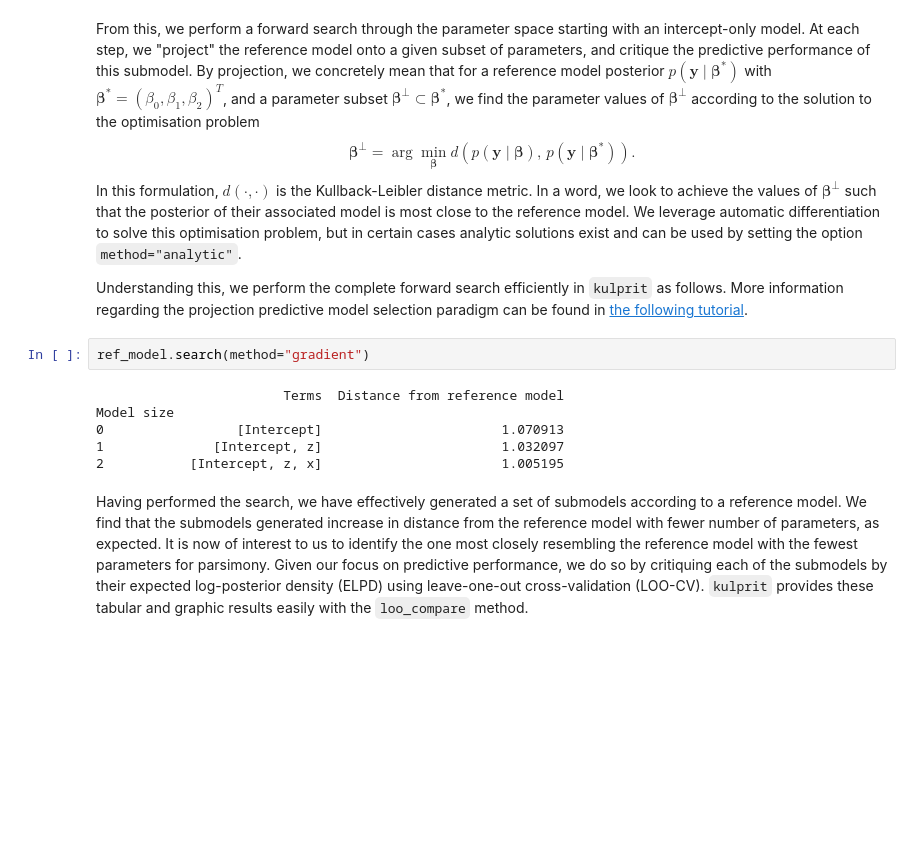
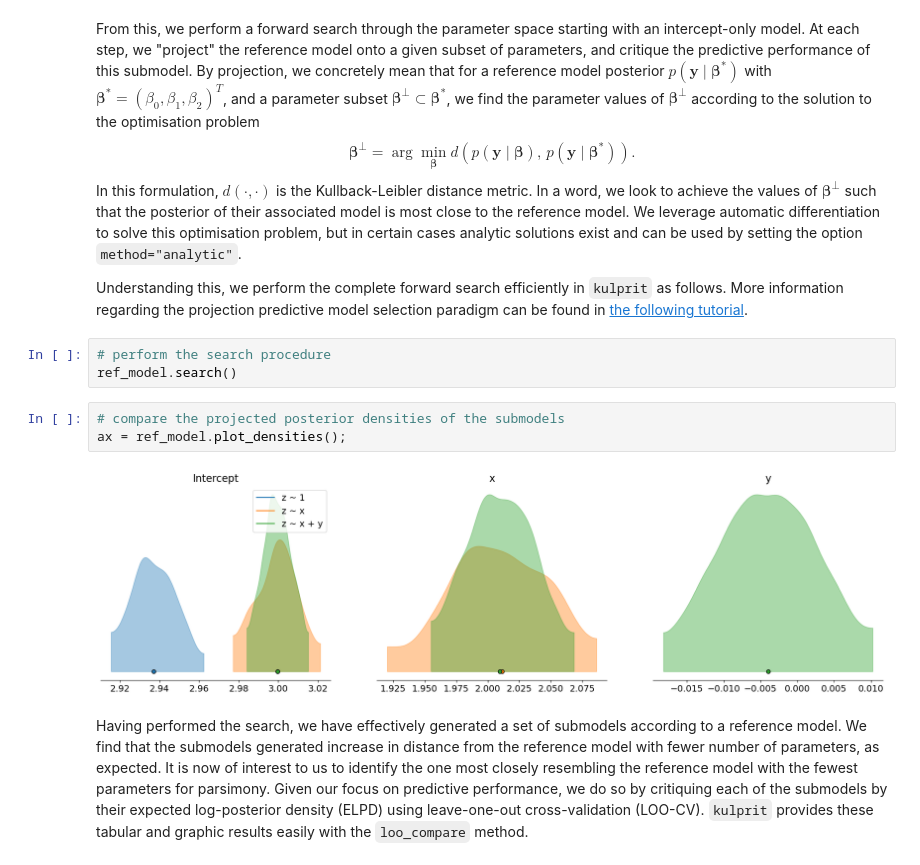
Before and after one commit to bambinos/kulprit, a Jupyter notebook: docs/notebooks/quick-start.ipynb, the cells around one changed output. Saved outputs shown, nothing was run; the diff lists cells and outputs as text; blank space fills up the shorter version.

```diff
--- a/docs/notebooks/quick-start.ipynb
+++ b/docs/notebooks/quick-start.ipynb
@@ -88,13 +90,13 @@ In this formulation, $d(\cdot, \cdot)$ is the Kullback-Leibler distance metric.
 
 Understanding this, we perform the complete forward search efficiently in `kulprit` as follows. More information regarding the projection predictive model selection paradigm can be found in [the following tutorial](tutorials/intro.md).
 # %%
-ref_model.search(method="gradient")
+# perform the search procedure
+ref_model.search()
-# %% [output]
-                        Terms  Distance from reference model
-Model size
-0                 [Intercept]                       1.070913
-1              [Intercept, z]                       1.032097
-2           [Intercept, z, x]                       1.005195
+# %%
+# compare the projected posterior densities of the submodels
+ax = ref_model.plot_densities();
+# %% [output]
+[figure, added]
 # %% [markdown]
 Having performed the search, we have effectively generated a set of submodels according to a reference model. We find that the submodels generated increase in distance from the reference model with fewer number of parameters, as expected. It is now of interest to us to identify the one most closely resembling the reference model with the fewest parameters for parsimony. Given our focus on predictive performance, we do so by critiquing each of the submodels by their expected log-posterior density (ELPD) using leave-one-out cross-validation (LOO-CV). `kulprit` provides these tabular and graphic results easily with the `loo_compare` method.
 # %%
```
Also changed, not shown: parts of 8 cells of this notebook, 1 other file.
